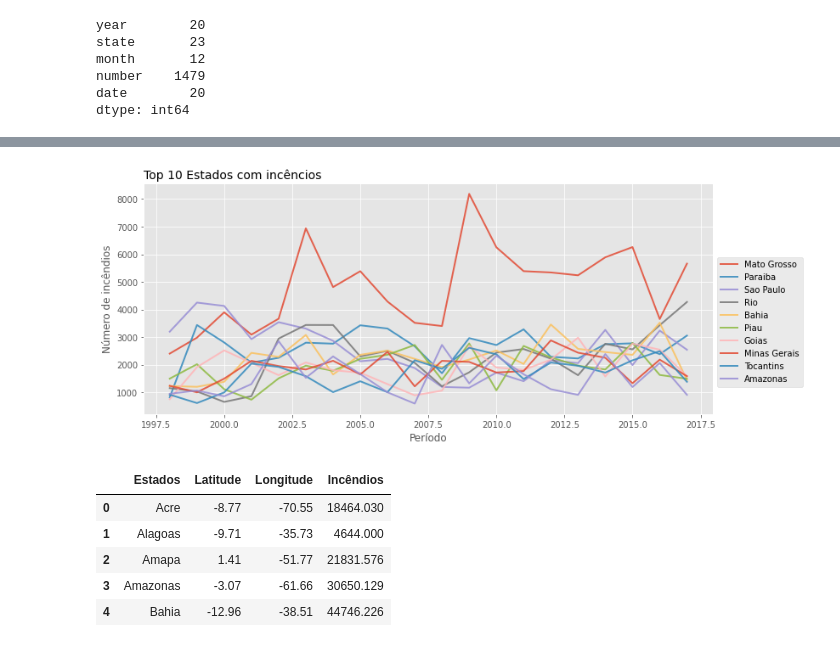
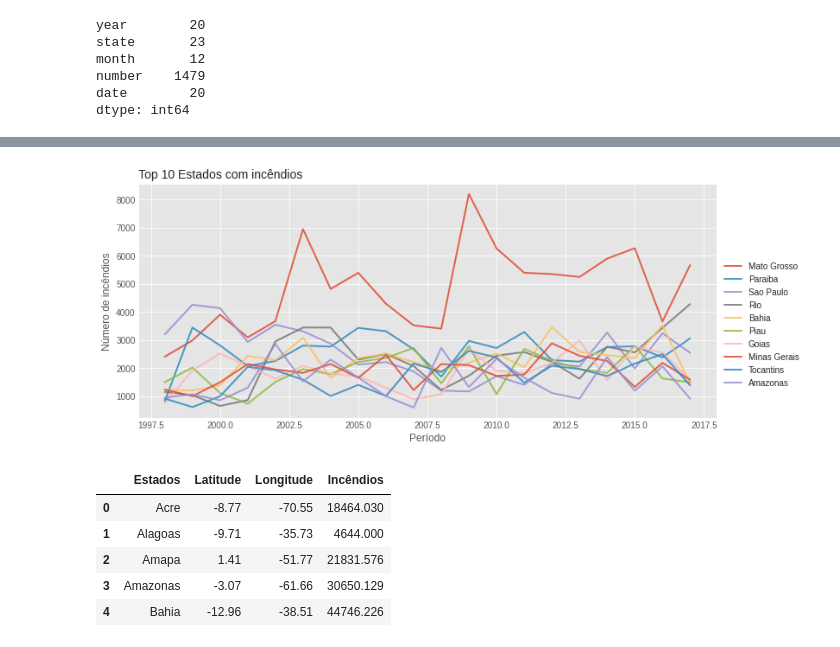
Before and after one commit to LuisSilvaS/Data-science, a Jupyter notebook: Projeto_Incendios_Florestais.ipynb, the cells around one changed output, grey strips where cells are left out. Drawn from its saved outputs; the diff is of its cells as text; code cells hidden in the pictures.

```diff
--- a/Projeto_Incendios_Florestais.ipynb
+++ b/Projeto_Incendios_Florestais.ipynb
@@ -156,33 +156,33 @@ plt.xticks( rotation=90 );
 # %%
 # Estados TOP 10
 Lista_TOP10 = Analise_03['state'][0:10].values
 
 # Tamanho
 plt.figure( figsize=(12, 5) )
 
 # Grafico
-plt.title( 'Top 10 Estados com incêncios', loc='left', fontsize=14 )
+plt.title( 'Top 10 Estados com incêndios', loc='left', fontsize=14 )
 
 # Loop
 for Coluna in Lista_TOP10:
 
   # Filtrar o estado
   Filtro = Base_Dados.loc[ Base_Dados['state'] == Coluna ]
 
   # Agrupar os valores para sumarizar
   Analise_Local = Filtro.groupby( by=['year'] ).sum().reset_index()
 
   # Plot
   sns.lineplot(data=Analise_Local, x='year', y='number', lw=2, alpha=0.85)
 
 # Labels
 plt.xlabel('Período')
 plt.ylabel('Número de incêndios')
 
 # Legenda
 plt.legend( Lista_TOP10, bbox_to_anchor=(1, 0.7) );
 # %% [output]
-[figure, old version]
+[figure, new version]
 # %%
 # Plot Geográfico
 
```
Also changed, not shown: parts of 4 cells of this notebook.
